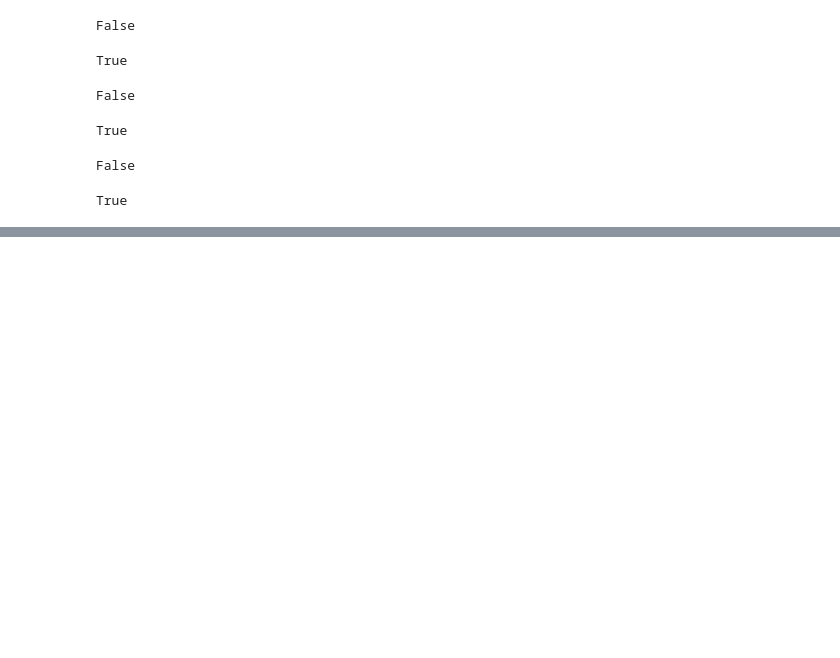
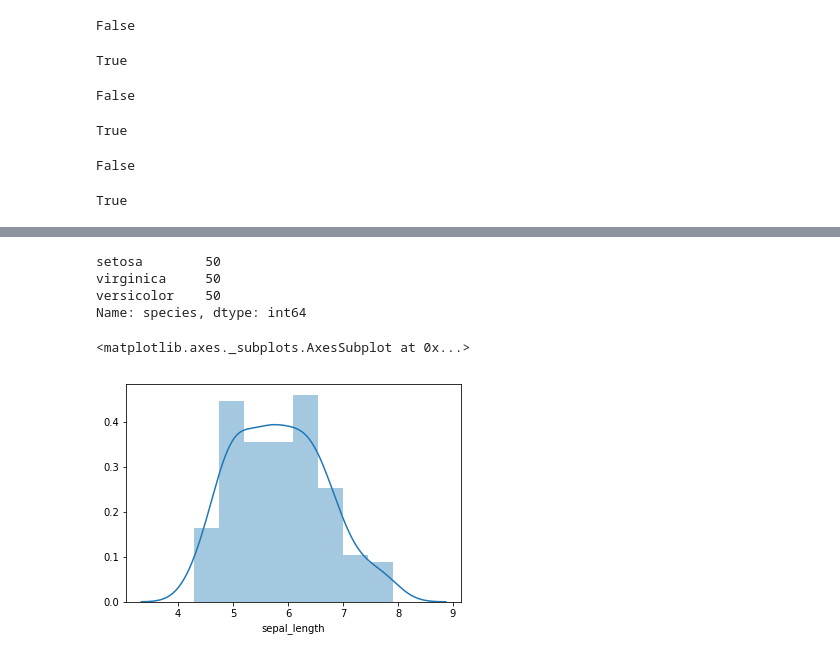
Before and after one commit to srgiojr/ciencia_de_dados, a Jupyter notebook: analytics_Aula02.ipynb, the cells around one changed output, grey strips where cells are left out. Saved outputs shown, nothing was run; the diff lists cells and outputs as text; code cells hidden in the pictures; blank space fills up the shorter version.

```diff
--- a/analytics_Aula02.ipynb
+++ b/analytics_Aula02.ipynb
@@ -248,0 +406,4 @@ True
+# %%
+#https://gist.githubusercontent.com/curran/a08a1080b88344b0c8a7/raw/d546eaee765268bf2f487608c537c05e22e4b221/iris.csv
+
+iris = pd.read_csv("https://gist.githubusercontent.com/curran/a08a1080b88344b0c8a7/raw/d546eaee765268bf2f487608c537c05e22e4b221/iris.csv")
@@ -248,0 +443,9 @@ True
+# %%
+iris["species"].value_counts(
+
+)
+# %% [output]
+setosa        50
+virginica     50
+versicolor    50
+Name: species, dtype: int64
@@ -248,0 +456,5 @@ True
+# %%
+sns.distplot(iris["sepal_length"])
+# %% [output]
+<matplotlib.axes._subplots.AxesSubplot at 0x...>
+[figure, added]
```
Also changed, not shown: parts of 38 cells of this notebook.
